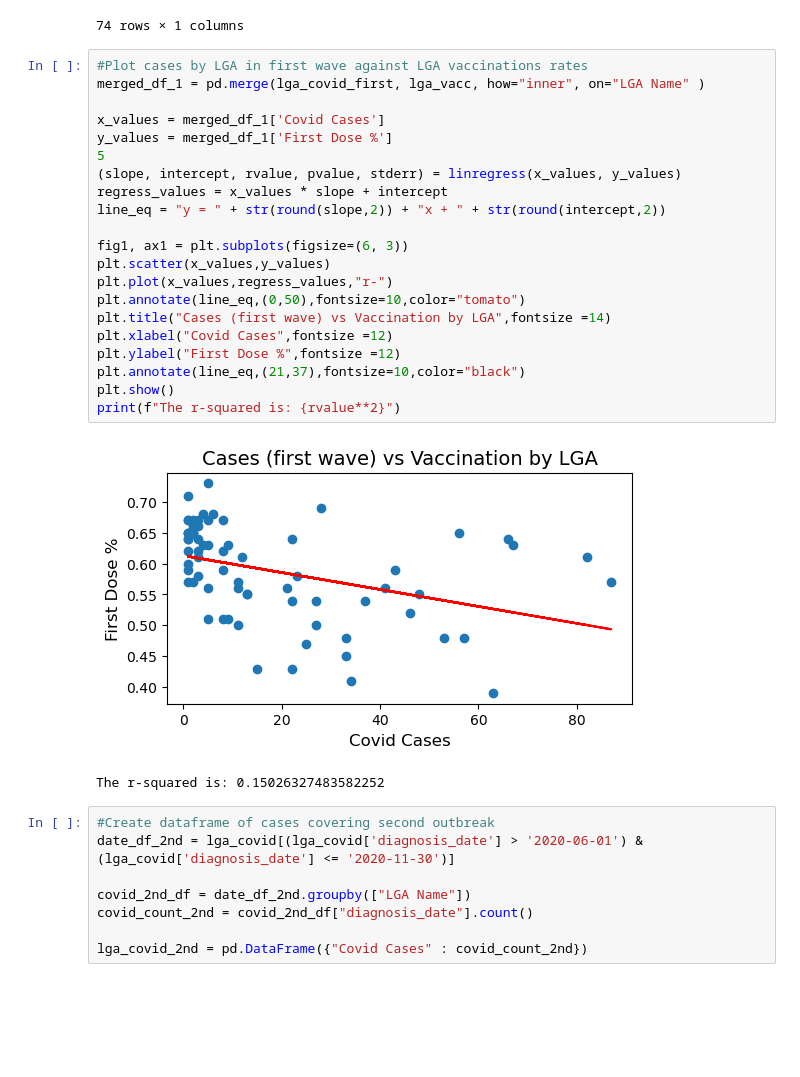
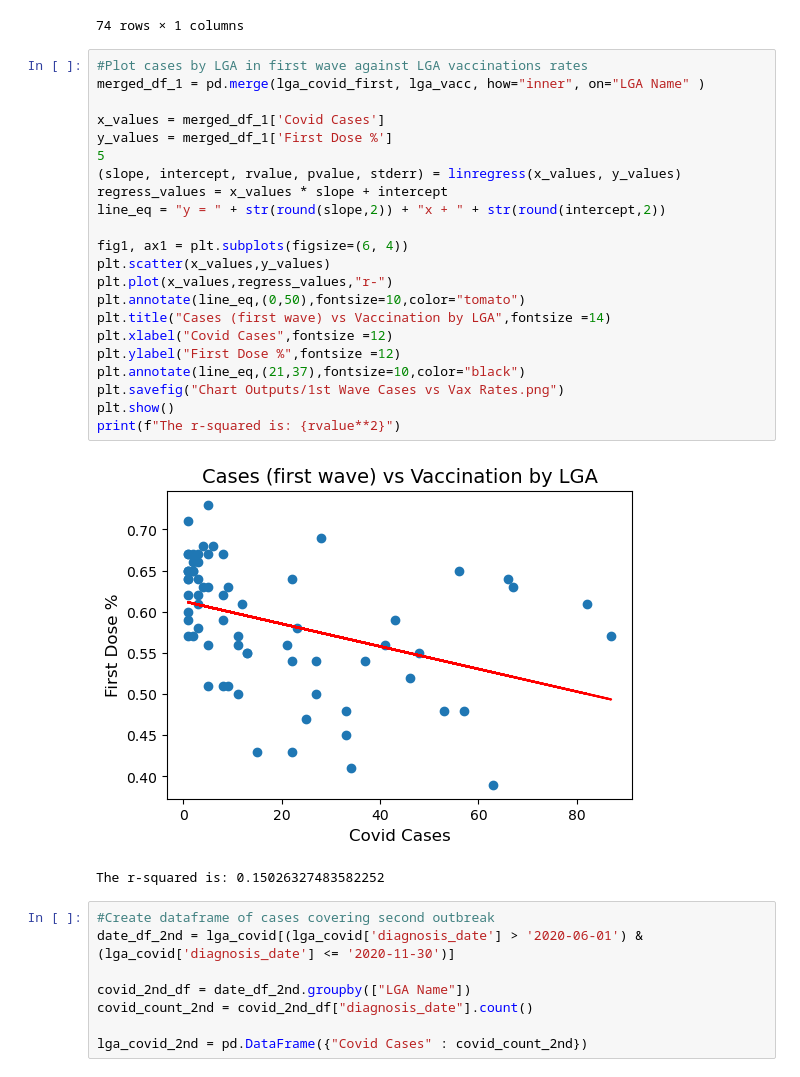
Before and after one commit to BenPickles85/bootcamp-project-1, a Jupyter notebook: LGA Cases vs Vax.ipynb, the cells around one changed output. Cells and saved outputs as stored; diff of their text form; blank space fills up the shorter version.

```diff
--- a/LGA Cases vs Vax.ipynb
+++ b/LGA Cases vs Vax.ipynb
@@ -235,26 +236,27 @@ lga_covid_first
 # %%
 #Plot cases by LGA in first wave against LGA vaccinations rates
 merged_df_1 = pd.merge(lga_covid_first, lga_vacc, how="inner", on="LGA Name" )
 
 x_values = merged_df_1['Covid Cases']
 y_values = merged_df_1['First Dose %']
 5
 (slope, intercept, rvalue, pvalue, stderr) = linregress(x_values, y_values)
 regress_values = x_values * slope + intercept
 line_eq = "y = " + str(round(slope,2)) + "x + " + str(round(intercept,2))
 
-fig1, ax1 = plt.subplots(figsize=(6, 3))
+fig1, ax1 = plt.subplots(figsize=(6, 4))
 plt.scatter(x_values,y_values)
 plt.plot(x_values,regress_values,"r-")
 plt.annotate(line_eq,(0,50),fontsize=10,color="tomato")
 plt.title("Cases (first wave) vs Vaccination by LGA",fontsize =14)
 plt.xlabel("Covid Cases",fontsize =12)
 plt.ylabel("First Dose %",fontsize =12)
 plt.annotate(line_eq,(21,37),fontsize=10,color="black")
+plt.savefig("Chart Outputs/1st Wave Cases vs Vax Rates.png")
 plt.show()
 print(f"The r-squared is: {rvalue**2}")
 # %% [output]
-[figure, old version]
+[figure, new version]
 The r-squared is: 0.15026327483582252
 # %%
 #Create dataframe of cases covering second outbreak
```
Also changed, not shown: parts of 6 cells of this notebook, 4 other files.
